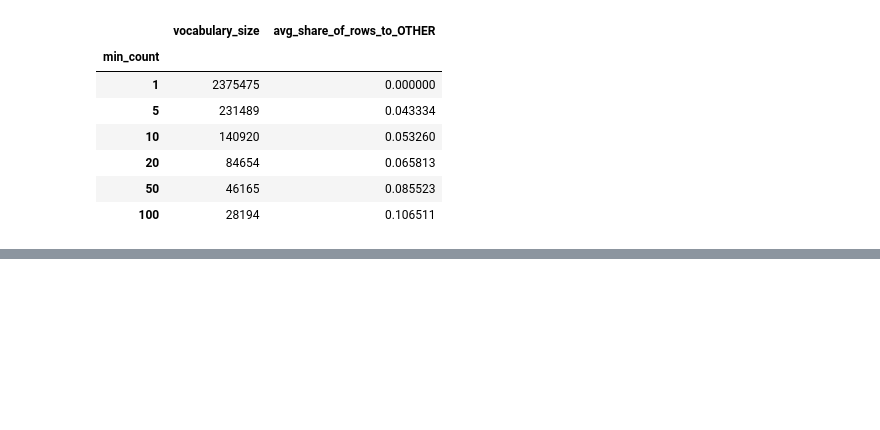
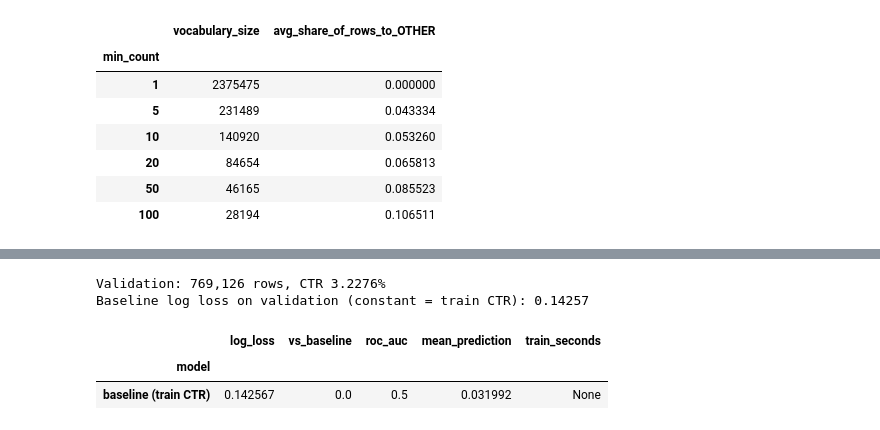
Before and after one commit to Mam-s/ctr_criteo, a Jupyter notebook: notebooks/exploration.ipynb, the cells around one changed output, grey strips where cells are left out. Saved outputs shown, nothing was run; the diff lists cells and outputs as text; code cells hidden in the pictures; blank space fills up the shorter version.

```diff
--- a/notebooks/exploration.ipynb
+++ b/notebooks/exploration.ipynb
@@ -412,0 +425,38 @@ pd.DataFrame(rows).set_index("min_count")
+# %%
+VAL_DAYS = ["2015-02-17"]
+
+train = df  # the training days loaded in part 1
+val = load_days(VAL_DAYS)
+y_train = train[LABEL].to_numpy()
+y_val = val[LABEL].to_numpy()
+
+train_ctr = y_train.mean()
+val_baseline_logloss = log_loss(y_val, np.full(len(y_val), train_ctr))
+print(f"Validation: {len(val):,} rows, CTR {y_val.mean():.4%}")
+print(f"Baseline log loss on validation (constant = train CTR): {val_baseline_logloss:.5f}")
+# %% [output]
+Validation: 769,126 rows, CTR 3.2276%
+Baseline log loss on validation (constant = train CTR): 0.14257
+# %%
+results = []
+
+
+def evaluate(name: str, y_true: np.ndarray, y_pred: np.ndarray, train_seconds: float | None = None) -> pd.DataFrame:
+    """Score a model on validation and add it to the results table."""
+    ll = log_loss(y_true, y_pred)
+    results.append({
+        "model": name,
+        "log_loss": ll,
+        "vs_baseline": ll / val_baseline_logloss - 1,
+        "roc_auc": roc_auc_score(y_true, y_pred),
+        "mean_prediction": y_pred.mean(),
+        "train_seconds": train_seconds,
+    })
+    return pd.DataFrame(results).set_index("model")
+
+
+evaluate("baseline (train CTR)", y_val, np.full(len(y_val), train_ctr))
+# %% [output]
+|  | log_loss | vs_baseline | roc_auc | mean_prediction | train_seconds |
+| model |  |  |  |  |  |
+| baseline (train CTR) | 0.142567 | 0.0 | 0.5 | 0.031992 | None |
```
Also changed, not shown: parts of 11 cells of this notebook.
